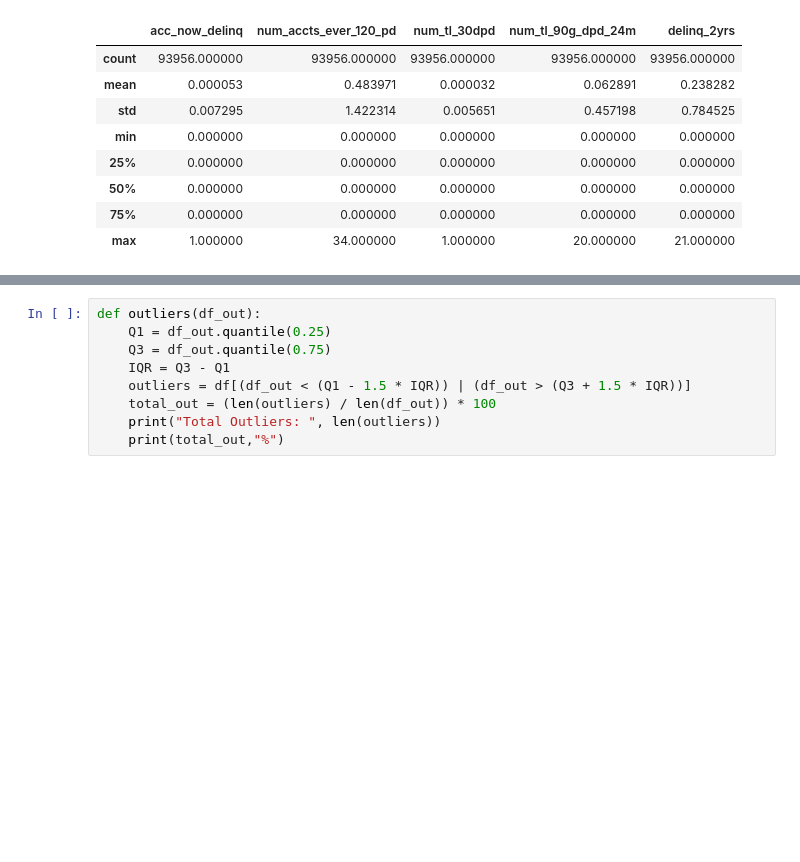
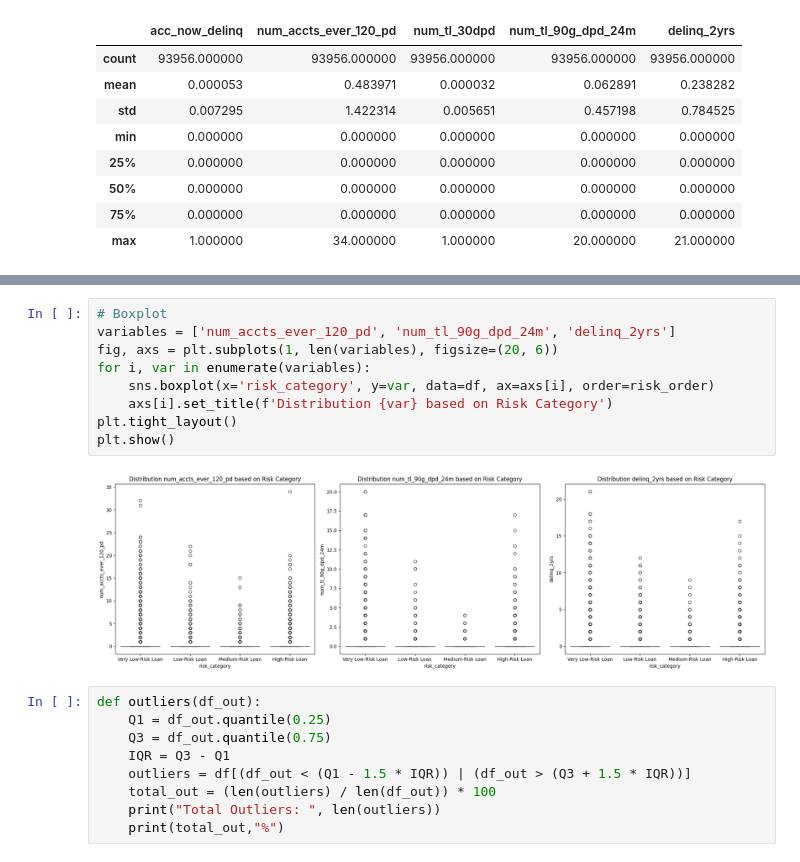
Before and after one commit to hidayah24/data-analyst-portfolio, a Jupyter notebook: Project-2-Credit-Risk-Analysis-and-Optimization-of-Lending-Decisions/Credit-Risk-Analysis.ipynb, the cells around one changed output, grey strips where cells are left out. Saved outputs shown, nothing was run; the diff lists cells and outputs as text; blank space fills up the shorter version.

```diff
--- a/Project-2-Credit-Risk-Analysis-and-Optimization-of-Lending-Decisions/Credit-Risk-Analysis.ipynb
+++ b/Project-2-Credit-Risk-Analysis-and-Optimization-of-Lending-Decisions/Credit-Risk-Analysis.ipynb
@@ -552,3 +492,14 @@ plt.show()
+# %%
+# Boxplot
+variables = ['num_accts_ever_120_pd', 'num_tl_90g_dpd_24m', 'delinq_2yrs']
+fig, axs = plt.subplots(1, len(variables), figsize=(20, 6))
+for i, var in enumerate(variables):
+    sns.boxplot(x='risk_category', y=var, data=df, ax=axs[i], order=risk_order)
+    axs[i].set_title(f'Distribution {var} based on Risk Category')
+plt.tight_layout()
+plt.show()
+# %% [output]
+[figure, added]
 # %%
 def outliers(df_out):
     Q1 = df_out.quantile(0.25)
```
Also changed, not shown: parts of 18 cells of this notebook.
